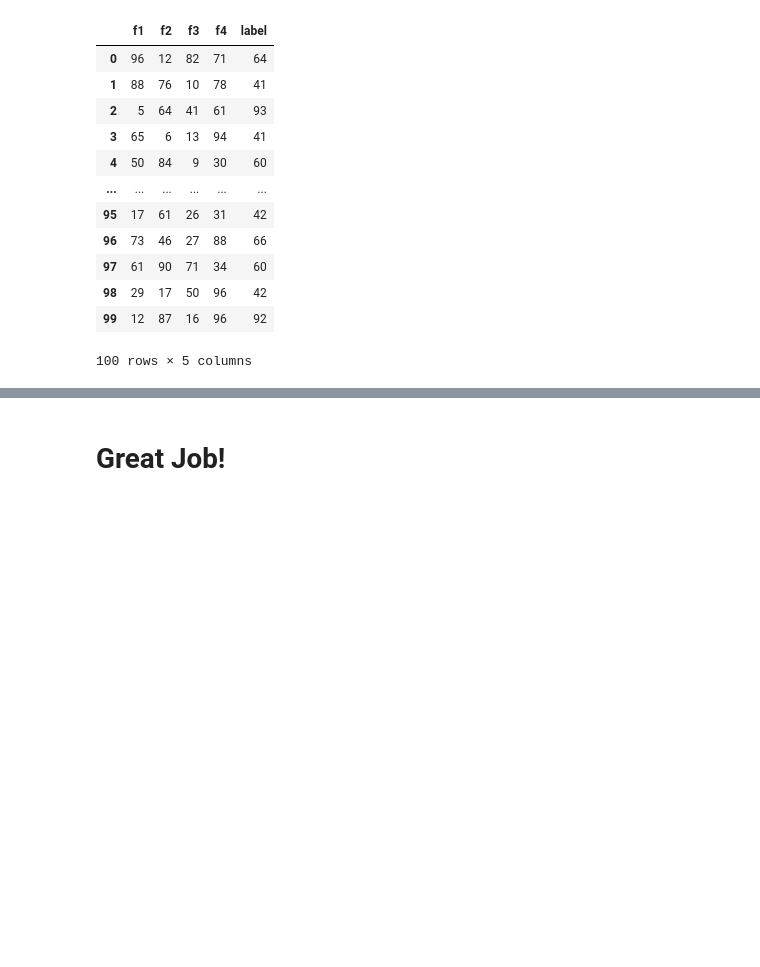
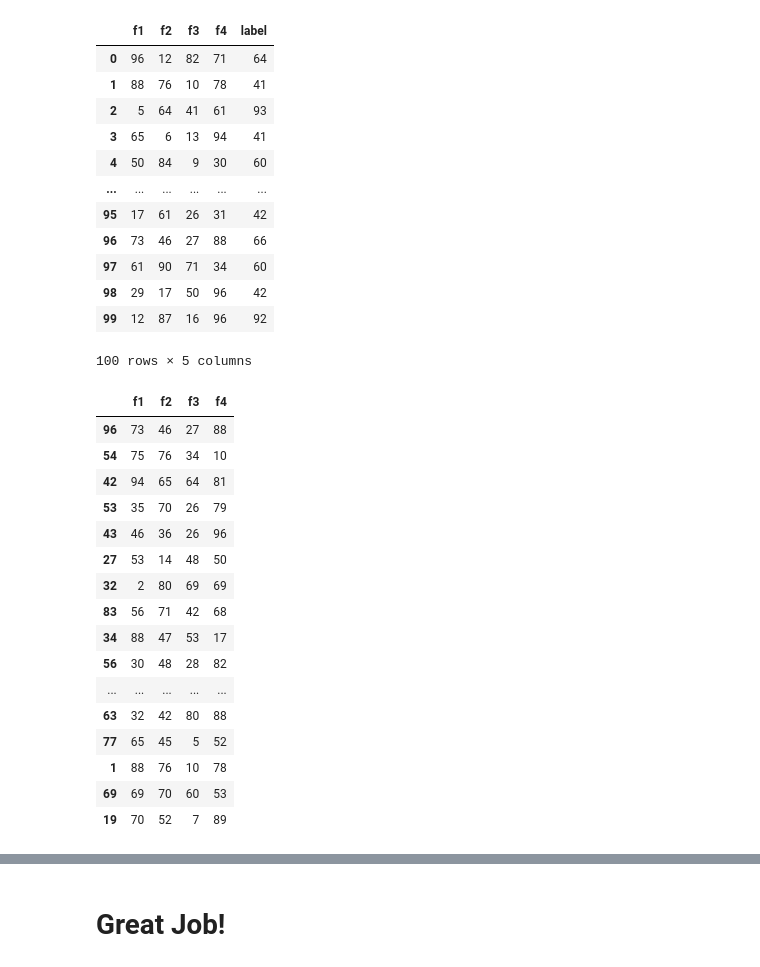
Before and after one commit to AmdPathirana/Tensorflow-Basics-, a Jupyter notebook: Exercise 1/Answers/05-Crash-Course-Review-Exercises.ipynb, the cells around one changed output, grey strips where cells are left out. Cells and saved outputs as stored; diff of their text form; code cells hidden in the pictures; blank space fills up the shorter version.

```diff
--- a/Exercise 1/Answers/05-Crash-Course-Review-Exercises.ipynb
+++ b/Exercise 1/Answers/05-Crash-Course-Review-Exercises.ipynb
@@ -114,5 +114,26 @@ df
 | 99 | 12 | 87 | 16 | 96 | 92 |
 100 rows × 5 columns
 # %%
-x=[]
-x_train, x_test, y_train, y_test =train_test_split(x, y,)
+x=df[['f1', 'f2', 'f3', 'f4']]
+y=df['label']
+x_train, x_test, y_train, y_test =train_test_split(x, y, test_size=0.4)
+# %%
+x_train
+# %% [output]
+|  | f1 | f2 | f3 | f4 |
+| 96 | 73 | 46 | 27 | 88 |
+| 54 | 75 | 76 | 34 | 10 |
+| 42 | 94 | 65 | 64 | 81 |
+| 53 | 35 | 70 | 26 | 79 |
+| 43 | 46 | 36 | 26 | 96 |
+| 27 | 53 | 14 | 48 | 50 |
+| 32 | 2 | 80 | 69 | 69 |
+| 83 | 56 | 71 | 42 | 68 |
+| 34 | 88 | 47 | 53 | 17 |
+| 56 | 30 | 48 | 28 | 82 |
+| ... | ... | ... | ... | ... |
+| 63 | 32 | 42 | 80 | 88 |
+| 77 | 65 | 45 | 5 | 52 |
+| 1 | 88 | 76 | 10 | 78 |
+| 69 | 69 | 70 | 60 | 53 |
+| 19 | 70 | 52 | 7 | 89 |
```
Also changed, not shown: parts of 1 cell of this notebook, 2 other files.
